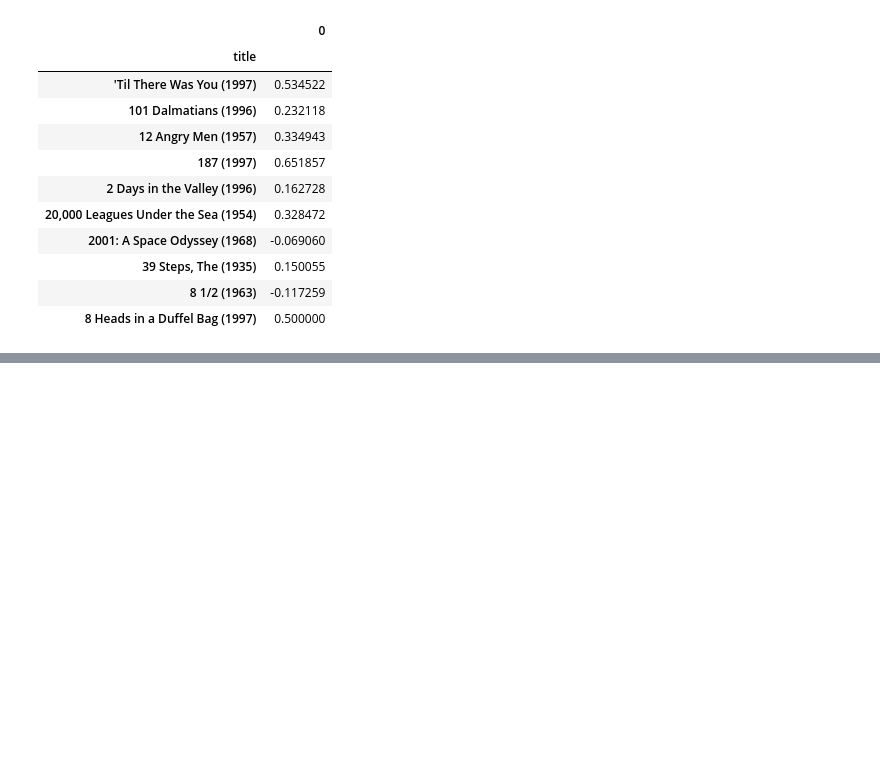
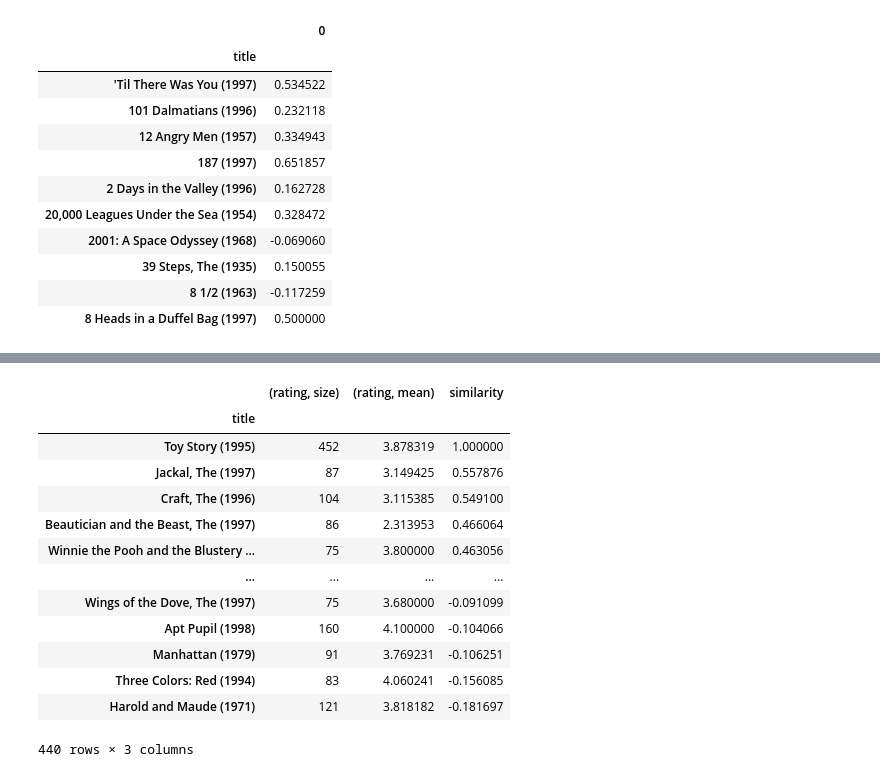
Before and after one commit to euealt/datascience, a Jupyter notebook: jnotebooks/recommender/movie_recommender.ipynb, the cells around one changed output, grey strips where cells are left out. Cells and saved outputs as stored; diff of their text form; code cells hidden in the pictures; blank space fills up the shorter version.

```diff
--- a/jnotebooks/recommender/movie_recommender.ipynb
+++ b/jnotebooks/recommender/movie_recommender.ipynb
@@ -165,0 +212,3 @@ similar_df.head(10)
+# %%
+df = movieStats[popularMovies].join(pd.DataFrame(similar_movies, columns=['similarity']))
+df.head()
@@ -165,0 +223,17 @@ similar_df.head(10)
+# %%
+df.sort_values(['similarity'], ascending=False)
+# %% [output]
+|  | (rating, size) | (rating, mean) | similarity |
+| title |  |  |  |
+| Toy Story (1995) | 452 | 3.878319 | 1.000000 |
+| Jackal, The (1997) | 87 | 3.149425 | 0.557876 |
+| Craft, The (1996) | 104 | 3.115385 | 0.549100 |
+| Beautician and the Beast, The (1997) | 86 | 2.313953 | 0.466064 |
+| Winnie the Pooh and the Blustery ... | 75 | 3.800000 | 0.463056 |
+| ... | ... | ... | ... |
+| Wings of the Dove, The (1997) | 75 | 3.680000 | -0.091099 |
+| Apt Pupil (1998) | 160 | 4.100000 | -0.104066 |
+| Manhattan (1979) | 91 | 3.769231 | -0.106251 |
+| Three Colors: Red (1994) | 83 | 4.060241 | -0.156085 |
+| Harold and Maude (1971) | 121 | 3.818182 | -0.181697 |
+440 rows × 3 columns
```
Also changed, not shown: parts of 4 cells of this notebook.
